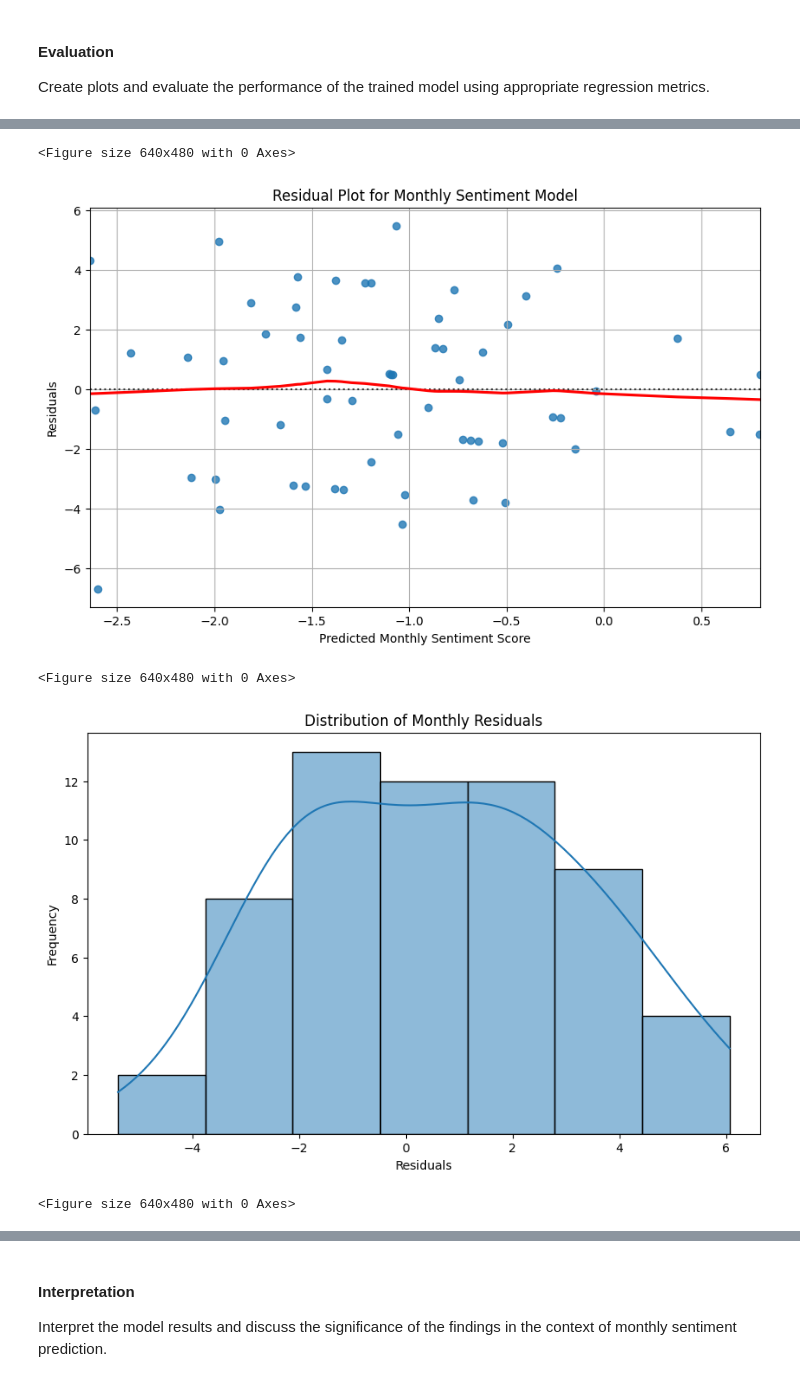
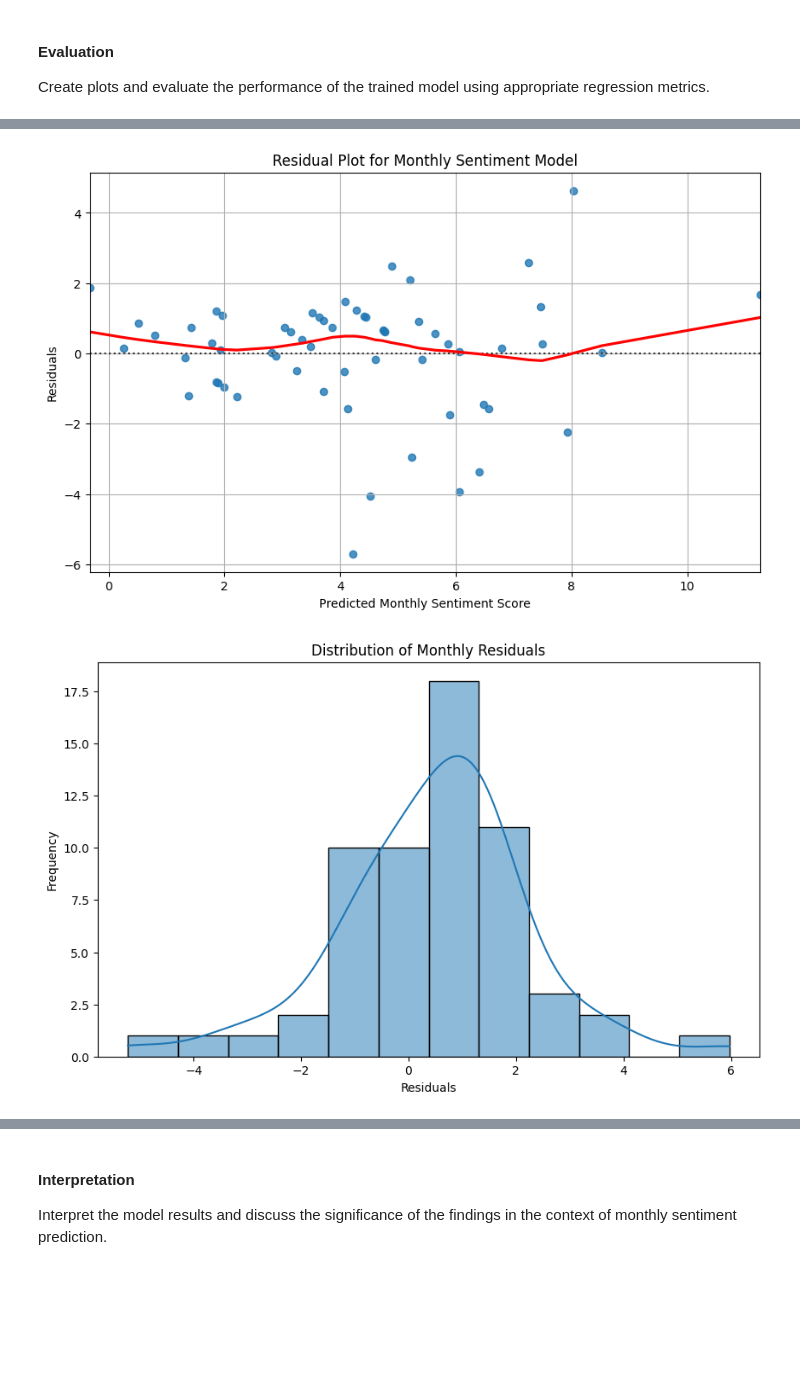
Before and after one commit to pihaf/Employee-Sentiment-Analysis, a Jupyter notebook: employee_sentiment_analysis.ipynb, the cells around one changed output, grey strips where cells are left out. Saved outputs shown, nothing was run; the diff lists cells and outputs as text; code cells hidden in the pictures; blank space fills up the shorter version.

```diff
--- a/employee_sentiment_analysis.ipynb
+++ b/employee_sentiment_analysis.ipynb
@@ -173,6 +218,7 @@ df.head(10)
 # %% [markdown]
 Save the new dataframe to a file for backup.
 # %%
+df.rename(columns={"textblob_sentiment":"sentiment"}, inplace=True)
 df.to_csv('sentiment_labeled_data.csv', index=False)
 # %% [markdown]
 
@@ -603,0 +636,5 @@ display(top_negative_employees)
+# %%
+# Filter the monthly sentiment scores for negative scores and then group by year and month to get the top 3 negative sentiment scores for each month.
+
+top_negative_employees = monthly_sentiment_scores.groupby(['year', 'month']).tail(3).reset_index(drop=True)
+display(top_negative_employees)
@@ -1123,7 +1269,9 @@ monthly_aggregated_df = df.groupby(['from', 'year', 'month']).agg(
     monthly_sentiment_score=('sentiment_score', 'sum'),
     monthly_message_count=('from', 'size'),
     average_message_length=('message_length', 'mean'),
-    average_word_count=('word_count', 'mean')
+    average_word_count=('word_count', 'mean'),
+    average_polarity=('polarity', 'mean'),
+    average_subjectivity=('subjectivity', 'mean')
 ).reset_index()
 
 display(monthly_aggregated_df.head())
@@ -1167,4 +1317,4 @@ Based on the column names and data types, select 'monthly_message_count', 'avera
 # %%
-selected_features_monthly = monthly_aggregated_df[['monthly_message_count', 'average_message_length', 'average_word_count']]
+selected_features_monthly = monthly_aggregated_df[['monthly_message_count', 'average_message_length', 'average_word_count', 'average_polarity', 'average_subjectivity']]
 display(selected_features_monthly.head())
 # %% [output]
@@ -1256,6 +1406,7 @@ Create plots and evaluate the performance of the trained model using appropriate
 import matplotlib.pyplot as plt
 import seaborn as sns
 
+y_pred_monthly = monthly_sentiment_model.predict(X_test)
 # Scatter plot of Actual vs. Predicted Monthly Sentiment Scores
 plt.figure(figsize=(10, 6))
 plt.scatter(y_test, y_pred_monthly, alpha=0.5)
@@ -1264,7 +1415,7 @@ plt.xlabel("Actual Monthly Sentiment Score")
 plt.ylabel("Predicted Monthly Sentiment Score")
 plt.title("Actual vs. Predicted Monthly Sentiment Scores")
 plt.grid(True)
-plt.savefig('actual_vs_predicted_monthly_sentiment.png')
+plt.savefig('actual_vs_predicted_monthly_sentiment.png') # Save before showing
 plt.show()
 
 # Residual Plot for Monthly Sentiment Model
@@ -1275,7 +1426,7 @@ plt.xlabel("Predicted Monthly Sentiment Score")
 plt.ylabel("Residuals")
 plt.title("Residual Plot for Monthly Sentiment Model")
 plt.grid(True)
-plt.savefig('residual_plot_monthly_sentiment.png')
+plt.savefig('residual_plot_monthly_sentiment.png') # Save before showing
 plt.show()
 
 # Distribution of Monthly Residuals
@@ -1284,6 +1435,6 @@ sns.histplot(residuals_monthly, kde=True)
 plt.xlabel("Residuals")
 plt.ylabel("Frequency")
 plt.title("Distribution of Monthly Residuals")
-plt.savefig('distribution_of_monthly_residuals.png')
+plt.savefig('distribution_of_monthly_residuals.png') # Save before showing
 plt.show()
 # %% [output]
@@ -1291,8 +1442,5 @@ plt.show()
-<Figure size 640x480 with 0 Axes>
-[figure, old version]
+[figure, new version]
-<Figure size 640x480 with 0 Axes>
-[figure, old version]
+[figure, new version]
-<Figure size 640x480 with 0 Axes>
 # %%
 from sklearn.metrics import mean_squared_error, r2_score
 import numpy as np
```
Also changed, not shown: parts of 82 cells of this notebook, 36 other files.
